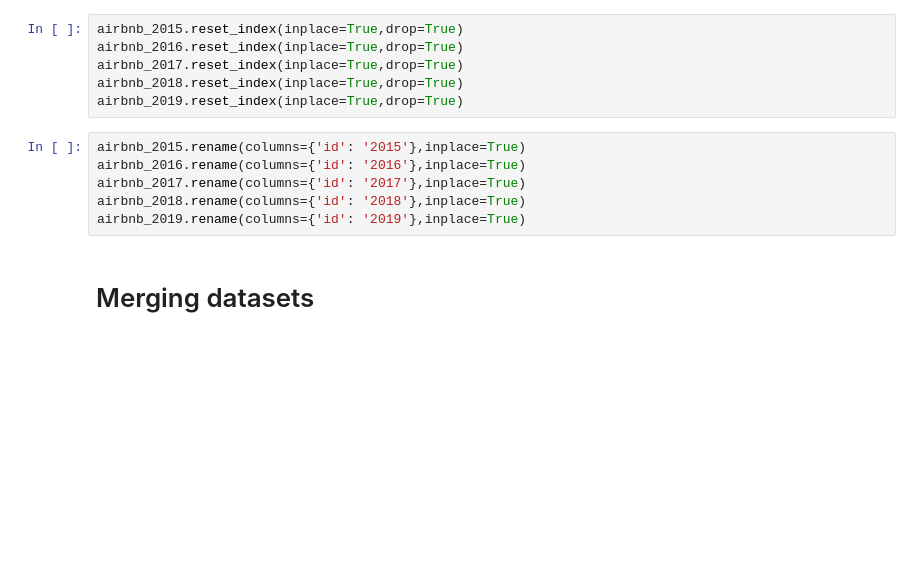
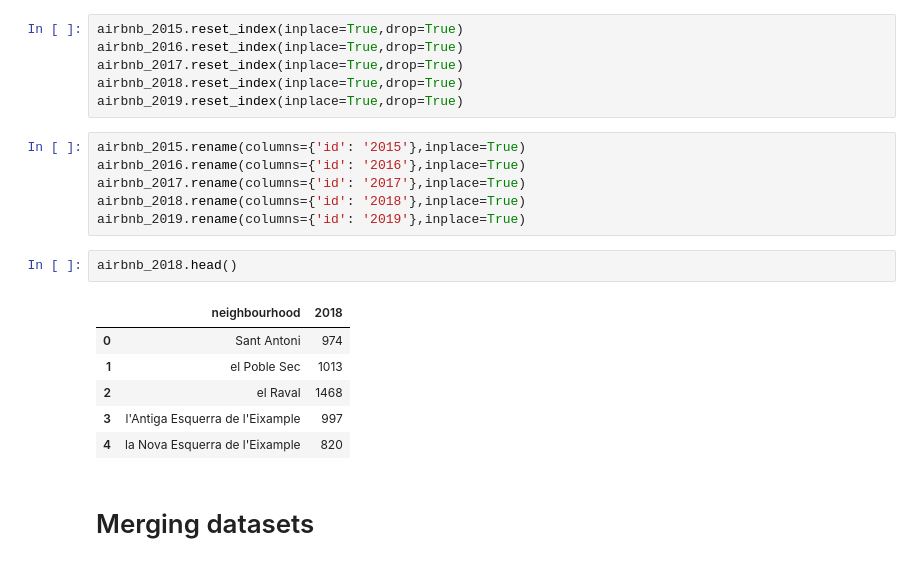
Before and after one commit to jaumevr15/Project-Week-5-Your-Own-Project, a Jupyter notebook: your-project/code_cleaning/3_Airbnb_data_cleaning.ipynb, the cells around one changed output. Drawn from its saved outputs; the diff is of its cells as text; blank space fills up the shorter version.

```diff
--- a/your-project/code_cleaning/3_Airbnb_data_cleaning.ipynb
+++ b/your-project/code_cleaning/3_Airbnb_data_cleaning.ipynb
@@ -43,6 +45,15 @@ airbnb_2016.rename(columns={'id': '2016'},inplace=True)
 airbnb_2017.rename(columns={'id': '2017'},inplace=True)
 airbnb_2018.rename(columns={'id': '2018'},inplace=True)
 airbnb_2019.rename(columns={'id': '2019'},inplace=True)
+# %%
+airbnb_2018.head()
+# %% [output]
+|  | neighbourhood | 2018 |
+| 0 | Sant Antoni | 974 |
+| 1 | el Poble Sec | 1013 |
+| 2 | el Raval | 1468 |
+| 3 | l'Antiga Esquerra de l'Eixample | 997 |
+| 4 | la Nova Esquerra de l'Eixample | 820 |
 # %% [markdown]
 # Merging datasets
 # %%
```
Also changed, not shown: parts of 8 cells of this notebook, 6 other files.
